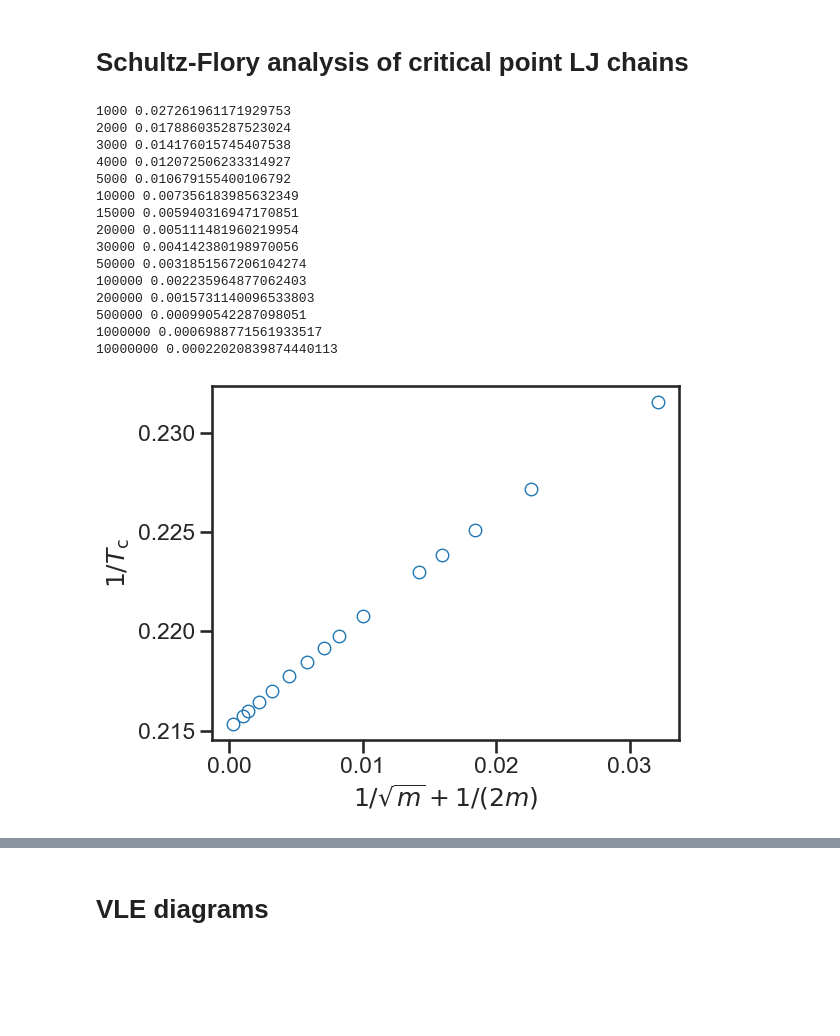
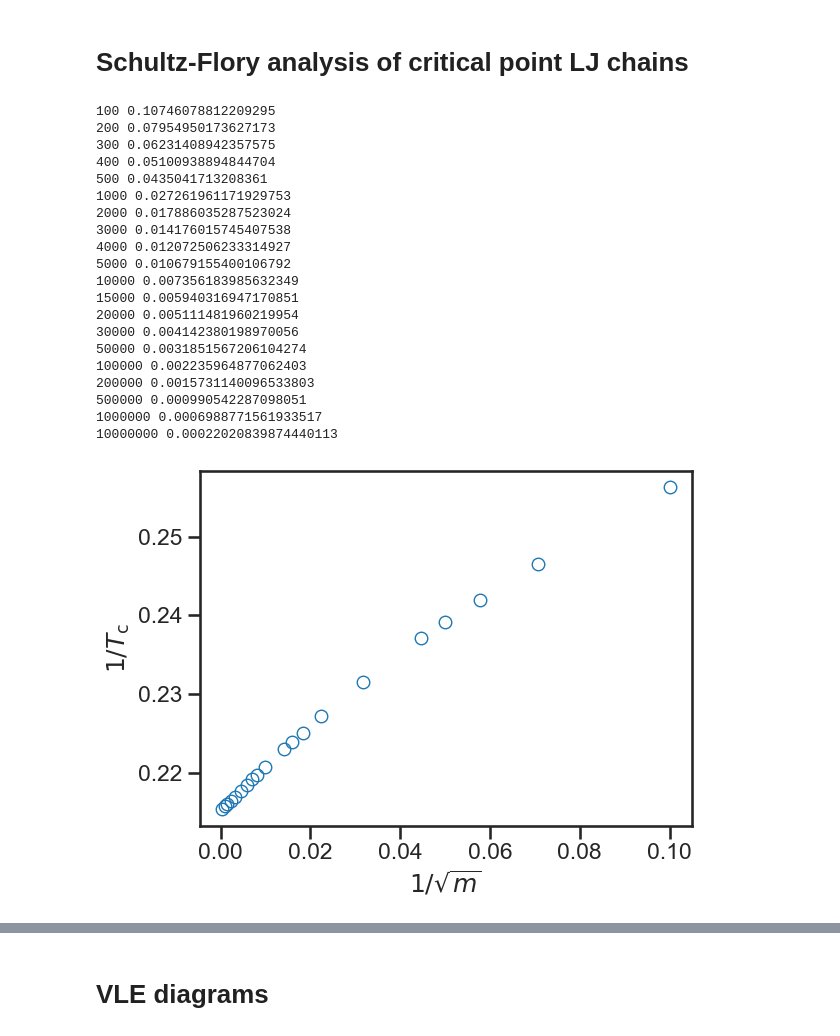
Before and after one commit to thijsvanwesten/feos, a Jupyter notebook: examples/uvchains/PureChains.ipynb, the cells around one changed output, grey strips where cells are left out. Cells and saved outputs as stored; diff of their text form; code cells hidden in the pictures; blank space fills up the shorter version.

```diff
--- a/examples/uvchains/PureChains.ipynb
+++ b/examples/uvchains/PureChains.ipynb
@@ -68,7 +68,7 @@ deiters_cp = pd.DataFrame(data)
 
 results = [];
 # for mi in [2,3,4,5,6,7,8,9,10,15,20,25,30,40,50,60,120,240,480,920,1640,3280,
-for mi in [1000,2000,3000,4000,5000,10000,15000,20000,30000,50000,100000,200000,500000,
+for mi in [100,200,300,400,500,1000,2000,3000,4000,5000,10000,15000,20000,30000,50000,100000,200000,500000,
            1000000,10000000]:
 
 
@@ -90,6 +90,11 @@ for mi in [1000,2000,3000,4000,5000,10000,15000,20000,30000,50000,100000,200000,
 
 df_crit = pd.DataFrame(results,columns=["m","Tc","rho_s_c","rho_c"]);
 # %% [output]
+100 0.10746078812209295
+200 0.07954950173627173
+300 0.06231408942357575
+400 0.05100938894844704
+500 0.0435041713208361
 1000 0.027261961171929753
 2000 0.017886035287523024
 3000 0.014176015745407538
@@ -106,13 +111,13 @@ df_crit = pd.DataFrame(results,columns=["m","Tc","rho_s_c","rho_c"]);
 1000000 0.0006988771561933517
 10000000 0.00022020839874440113
 # %%
-plt.plot(1/np.sqrt(df_crit["m"])+0.5/df_crit["m"],1/df_crit["Tc"],'o',mfc='None')
+plt.plot(1/np.sqrt(df_crit["m"]),1/df_crit["Tc"],'o',mfc='None')
 plt.ylabel(r'$1/T_{\rm c}$')
-plt.xlabel(r'$1/\sqrt{m} + 1/(2m)$')
+plt.xlabel(r'$1/\sqrt{m}$')
 plt.tight_layout()
 plt.savefig('Schultz_Flory_LJchains.pdf')
 # %% [output]
-[figure, old version]
+[figure, new version]
 # %%
 df_crit
 # %% [output]
```
Also changed, not shown: parts of 4 cells of this notebook, 6 other files.
